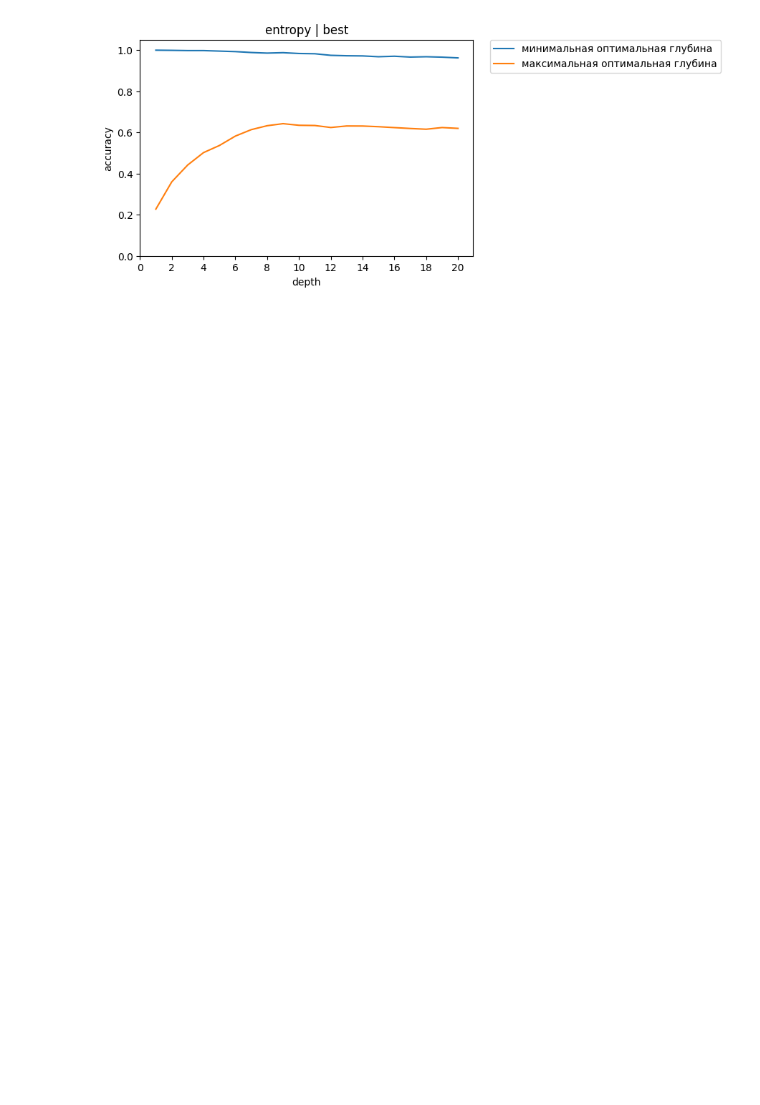
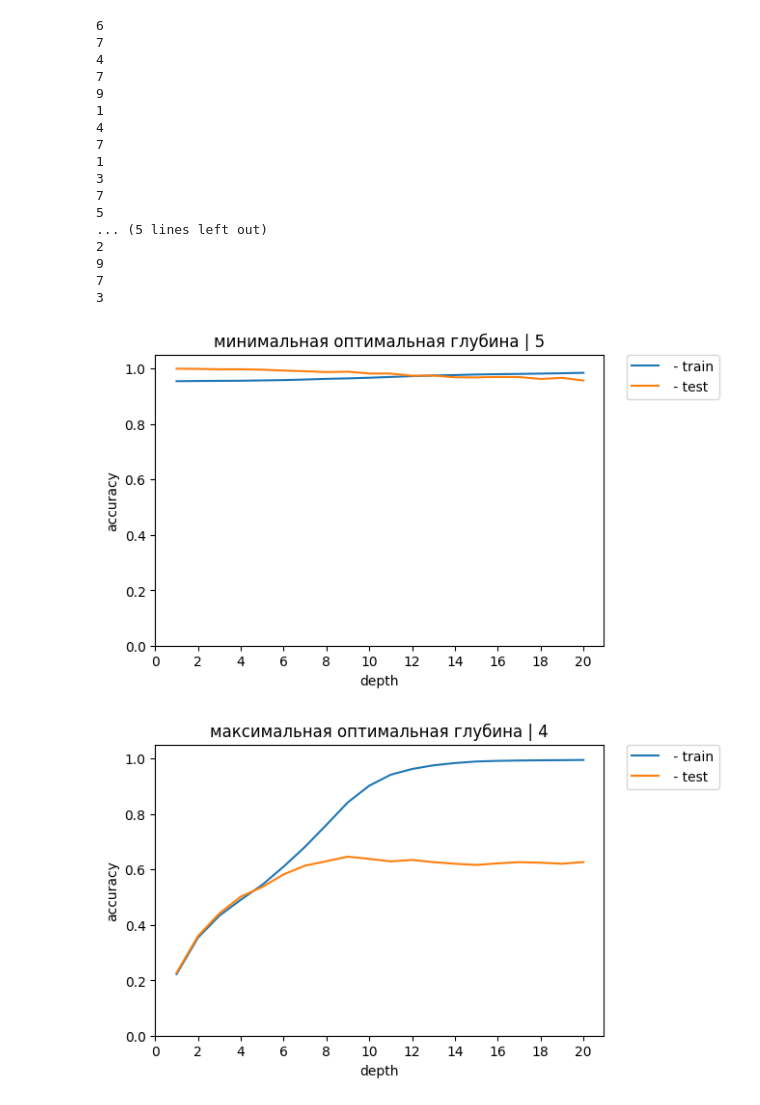
Before and after one commit to NeutralMike/ml_labs, a Jupyter notebook: 5.DT/5.DT.ipynb, the cells around one changed output. Cells and saved outputs as stored; diff of their text form; code cells hidden in the pictures; blank space fills up the shorter version.

```diff
--- a/5.DT/5.DT.ipynb
+++ b/5.DT/5.DT.ipynb
@@ -17,51 +17,75 @@ for train_path in data_train_paths:
 def plot_depths_accuracy(data, max_depth=20, title=None, show=True, legend=None):
     X_train, y_train, X_test, y_test = data
     scores = []
+    train_scores = []
     for depth in range(1, max_depth+1):
         clf = DecisionTreeClassifier(max_depth=depth)
         clf.fit(X_train, y_train)
         scores.append(clf.score(X_test, y_test))
-    plt.plot(range(1, max_depth+1), scores, label=legend)
+        train_scores.append(clf.score(X_train, y_train))
+    plt.plot(range(1, max_depth+1), train_scores, label=legend + ' - train')
+    plt.plot(range(1, max_depth+1), scores, label=legend + ' - test')
     plt.ylim(0,1.05)
     plt.xticks(range(0, max_depth+1, max_depth//10))
     plt.xlabel('depth')
     plt.ylabel('accuracy')
     plt.title(title)
-    if legend:
+    if legend is not None:
         plt.legend(bbox_to_anchor=(1.05, 1), loc='upper left', borderaxespad=0.)
     if show:
         plt.show()
 # %%
 # for criterion in ['gini', 'entropy']:
 #     for splitter in ['best', 'random']:
 criterion = 'entropy'
 splitter = 'best'
 top_scores = []
 for data in dataset:
     X_train, y_train, X_test, y_test = data
     scores = []
     for depth in range(1, 500):
         clf = DecisionTreeClassifier(max_depth=depth)
         clf.fit(X_train, y_train)
         scores.append(clf.score(X_test, y_test))
         if len(scores) > 1 and scores[-1] < scores[-2]:
             top_scores.append(depth-1)
+            print(depth-1)
             break
 
 min_index = top_scores.index(min(top_scores))
 max_index = top_scores.index(max(top_scores))
 
 plt.figure(dpi=100)
 plot_depths_accuracy(
     dataset[min_index],
-    legend="минимальная оптимальная глубина",
-    show=False
+    legend="",
+    title='минимальная оптимальная глубина | %d' % min_index,
+    show=True
 )
+plt.figure(dpi=100)
 plot_depths_accuracy(
     dataset[max_index],
-    title='%s | %s' % (criterion, splitter),
-    legend="максимальная оптимальная глубина",
+    title='максимальная оптимальная глубина | %d' % max_index,
+    legend="",
     show=True
 )
 # %% [output]
+6
+7
+4
+7
+9
+1
+4
+7
+1
+3
+7
+5
+... (5 lines left out)
+2
+9
+7
+3
-[figure, old version]
+[figure, new version]
+[figure, added]
```
Also changed, not shown: parts of 3 cells of this notebook, 1 other file.
